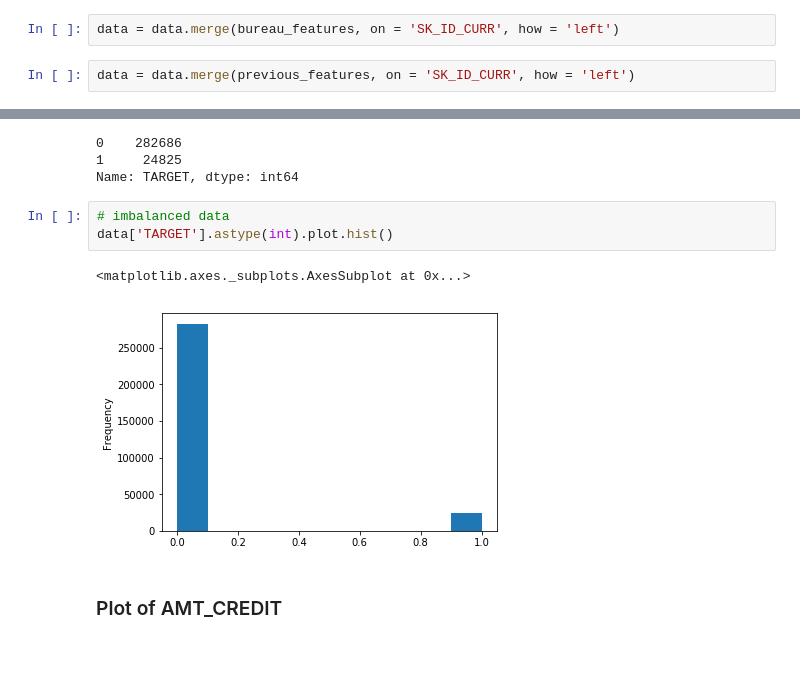
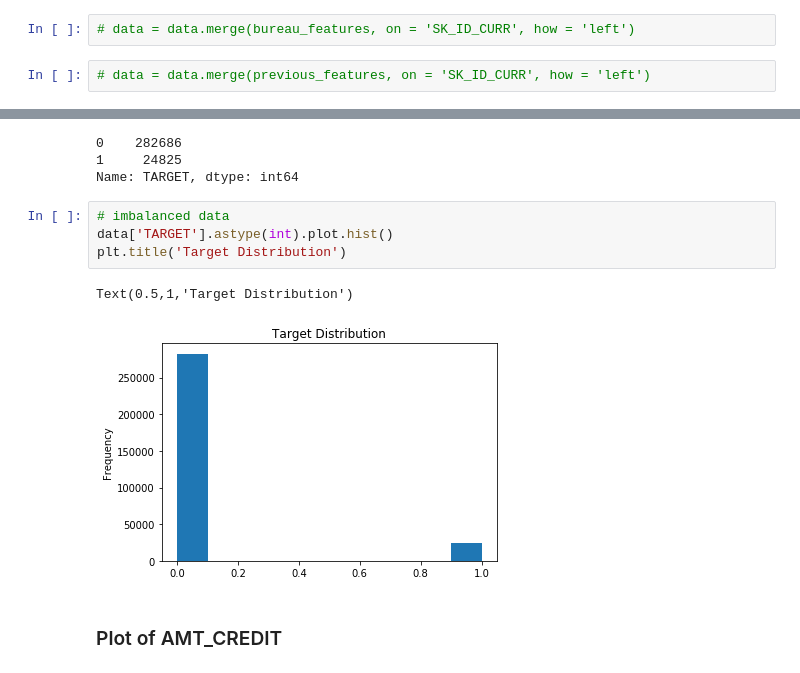
Before and after one commit to cy1355nz/DSGA3001-FinalProject, a Jupyter notebook: leo/clean-version-recent.ipynb, the cells around one changed output, grey strips where cells are left out. Saved outputs shown, nothing was run; the diff lists cells and outputs as text.

```diff
--- a/leo/clean-version-recent.ipynb
+++ b/leo/clean-version-recent.ipynb
@@ -26,9 +26,9 @@ previous_features = pd.read_csv(data_path + 'previous_new_feature')
 # %%
 data = data.merge(domain_features, on = 'SK_ID_CURR', how = 'left')
 # %%
-data = data.merge(bureau_features, on = 'SK_ID_CURR', how = 'left')
+# data = data.merge(bureau_features, on = 'SK_ID_CURR', how = 'left')
 # %%
-data = data.merge(previous_features, on = 'SK_ID_CURR', how = 'left')
+# data = data.merge(previous_features, on = 'SK_ID_CURR', how = 'left')
 # %%
 print(data.shape)
 # %% [output]
@@ -58,9 +58,10 @@ Name: TARGET, dtype: int64
 # %%
 # imbalanced data
 data['TARGET'].astype(int).plot.hist()
+plt.title('Target Distribution')
 # %% [output]
-<matplotlib.axes._subplots.AxesSubplot at 0x...>
+Text(0.5,1,'Target Distribution')
-[figure, old version]
+[figure, new version]
 # %% [markdown]
 ### Plot of AMT_CREDIT
 # %%
```
Also changed, not shown: parts of 69 cells of this notebook.
